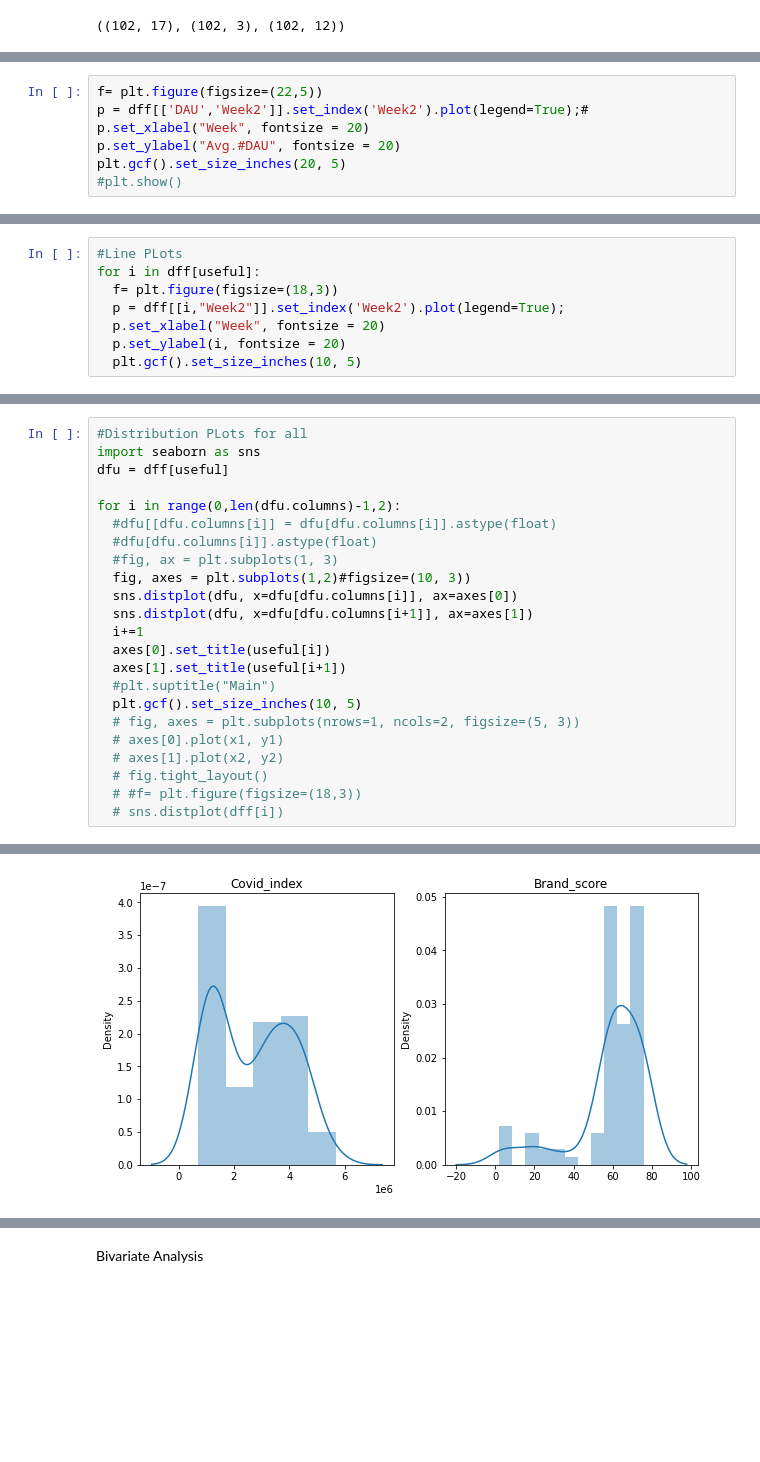
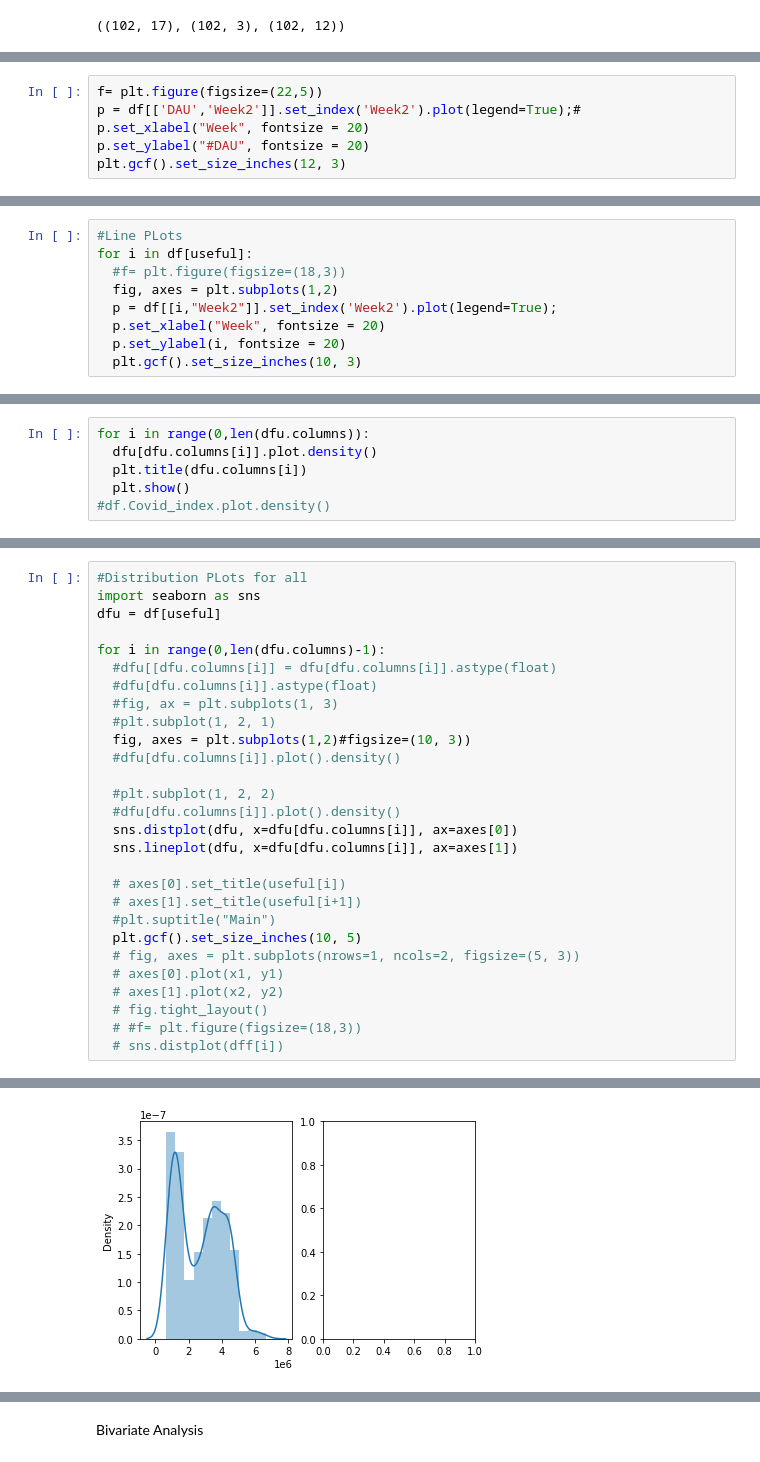
Before and after one commit to Akash743/Mathematical-Optimization, a Jupyter notebook: Testing_final.ipynb, the cells around one changed output, grey strips where cells are left out. Saved outputs shown, nothing was run; the diff lists cells and outputs as text; blank space fills up the shorter version.

```diff
--- a/Testing_final.ipynb
+++ b/Testing_final.ipynb
@@ -124,10 +186,9 @@ dff.head()
 | 4 | WEEK 05 2020 | 2020 | 787788.3795 | 43.188335 | 7.522860 | 1119343.5 | 0.0 | 0.0 | ... |
 # %%
 f= plt.figure(figsize=(22,5))
-p = dff[['DAU','Week2']].set_index('Week2').plot(legend=True);#
+p = df[['DAU','Week2']].set_index('Week2').plot(legend=True);#
 p.set_xlabel("Week", fontsize = 20)
-p.set_ylabel("Avg.#DAU", fontsize = 20)
-plt.gcf().set_size_inches(20, 5)
-#plt.show()
+p.set_ylabel("#DAU", fontsize = 20)
+plt.gcf().set_size_inches(12, 3)
 # %% [output]
 <Figure size 1584x360 with 0 Axes>
@@ -141,10 +196,11 @@ Name: Year, dtype: int64
 # %%
 #Line PLots
-for i in dff[useful]:
-  f= plt.figure(figsize=(18,3))
-  p = dff[[i,"Week2"]].set_index('Week2').plot(legend=True);
+for i in df[useful]:
+  #f= plt.figure(figsize=(18,3))
+  fig, axes = plt.subplots(1,2)
+  p = df[[i,"Week2"]].set_index('Week2').plot(legend=True);
   p.set_xlabel("Week", fontsize = 20)
   p.set_ylabel(i, fontsize = 20)
-  plt.gcf().set_size_inches(10, 5)
+  plt.gcf().set_size_inches(10, 3)
 # %% [output]
 <Figure size 1296x216 with 0 Axes>
@@ -162,0 +238,6 @@ for i in dff[useful]:
+# %%
+for i in range(0,len(dfu.columns)):
+  dfu[dfu.columns[i]].plot.density()
+  plt.title(dfu.columns[i])
+  plt.show()
+#df.Covid_index.plot.density()
@@ -163,18 +258,23 @@ for i in dff[useful]:
 # %%
 #Distribution PLots for all
 import seaborn as sns
-dfu = dff[useful]
+dfu = df[useful]
 
-for i in range(0,len(dfu.columns)-1,2):
+for i in range(0,len(dfu.columns)-1):
   #dfu[[dfu.columns[i]] = dfu[dfu.columns[i]].astype(float)
   #dfu[dfu.columns[i]].astype(float)
   #fig, ax = plt.subplots(1, 3)
+  #plt.subplot(1, 2, 1)
   fig, axes = plt.subplots(1,2)#figsize=(10, 3))
+  #dfu[dfu.columns[i]].plot().density()
+
+  #plt.subplot(1, 2, 2)
+  #dfu[dfu.columns[i]].plot().density()
   sns.distplot(dfu, x=dfu[dfu.columns[i]], ax=axes[0])
-  sns.distplot(dfu, x=dfu[dfu.columns[i+1]], ax=axes[1])
-  i+=1
-  axes[0].set_title(useful[i])
-  axes[1].set_title(useful[i+1])
+  sns.lineplot(dfu, x=dfu[dfu.columns[i]], ax=axes[1])
+
+  # axes[0].set_title(useful[i])
+  # axes[1].set_title(useful[i+1])
   #plt.suptitle("Main")
   plt.gcf().set_size_inches(10, 5)
   # fig, axes = plt.subplots(nrows=1, ncols=2, figsize=(5, 3))
@@ -187 +288 @@ for i in range(0,len(dfu.columns)-1,2):
-[figure, old version]
+[figure, new version]
```
Also changed, not shown: parts of 42 cells of this notebook.
